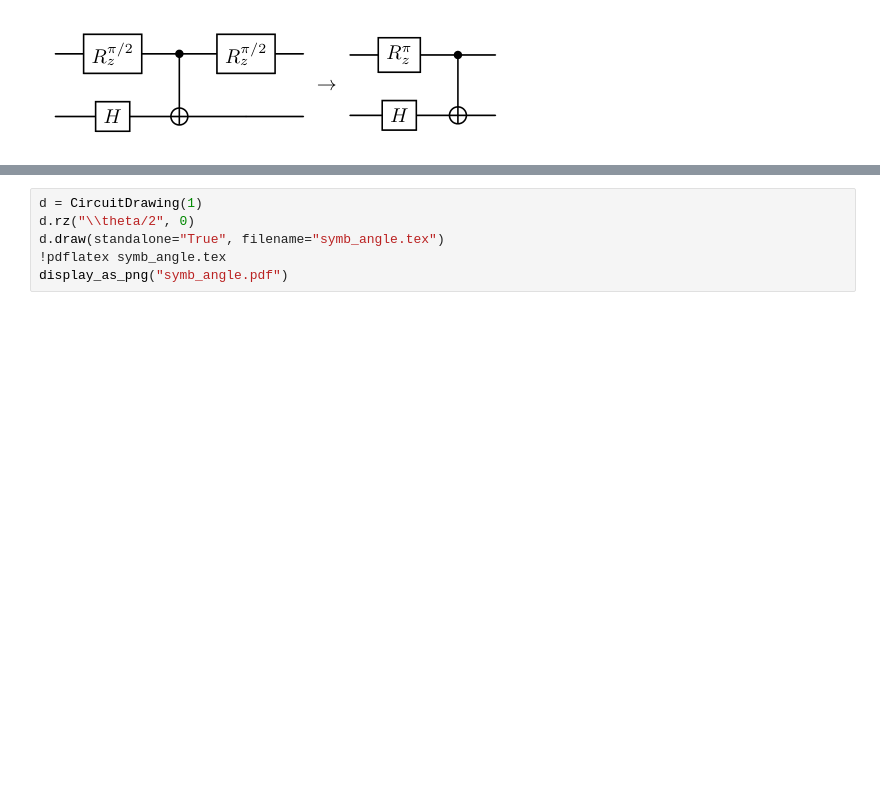
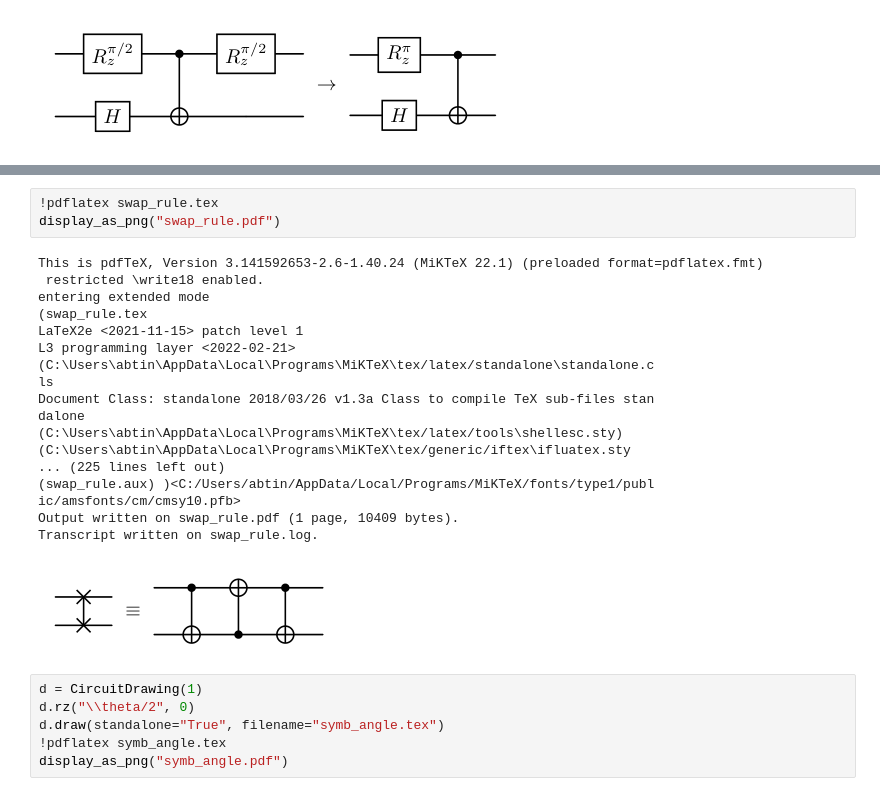
Before and after one commit to qqq-wisc/qiskit2quantikz, a Jupyter notebook: examples.ipynb, the cells around one changed output, grey strips where cells are left out. Saved outputs shown, nothing was run; the diff lists cells and outputs as text; blank space fills up the shorter version.

```diff
--- a/examples.ipynb
+++ b/examples.ipynb
@@ -191,3 +251,25 @@ Transcript written on rule2_qiskit.log.
+# %%
+!pdflatex swap_rule.tex
+display_as_png("swap_rule.pdf")
+# %% [output]
+This is pdfTeX, Version 3.141592653-2.6-1.40.24 (MiKTeX 22.1) (preloaded format=pdflatex.fmt)
+ restricted \write18 enabled.
+entering extended mode
+(swap_rule.tex
+LaTeX2e <2021-11-15> patch level 1
+L3 programming layer <2022-02-21>
+(C:\Users\abtin\AppData\Local\Programs\MiKTeX\tex/latex/standalone\standalone.c
+ls
+Document Class: standalone 2018/03/26 v1.3a Class to compile TeX sub-files stan
+dalone
+(C:\Users\abtin\AppData\Local\Programs\MiKTeX\tex/latex/tools\shellesc.sty)
+(C:\Users\abtin\AppData\Local\Programs\MiKTeX\tex/generic/iftex\ifluatex.sty
+... (225 lines left out)
+(swap_rule.aux) )<C:/Users/abtin/AppData/Local/Programs/MiKTeX/fonts/type1/publ
+ic/amsfonts/cm/cmsy10.pfb>
+Output written on swap_rule.pdf (1 page, 10409 bytes).
+Transcript written on swap_rule.log.
+[figure, added]
 # %%
 d = CircuitDrawing(1)
 d.rz("\\theta/2", 0)
```
Also changed, not shown: parts of 9 cells of this notebook, 1 other file.
